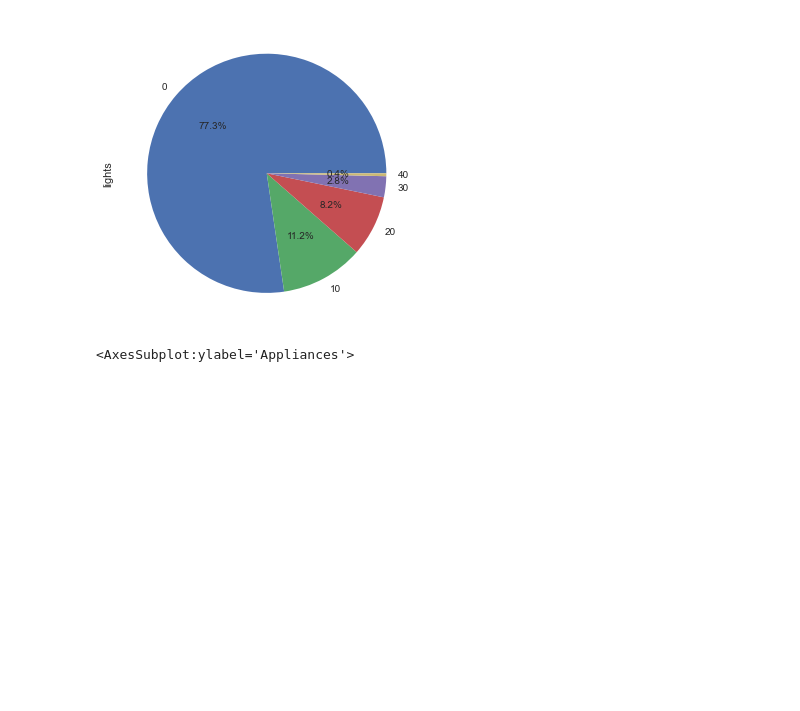
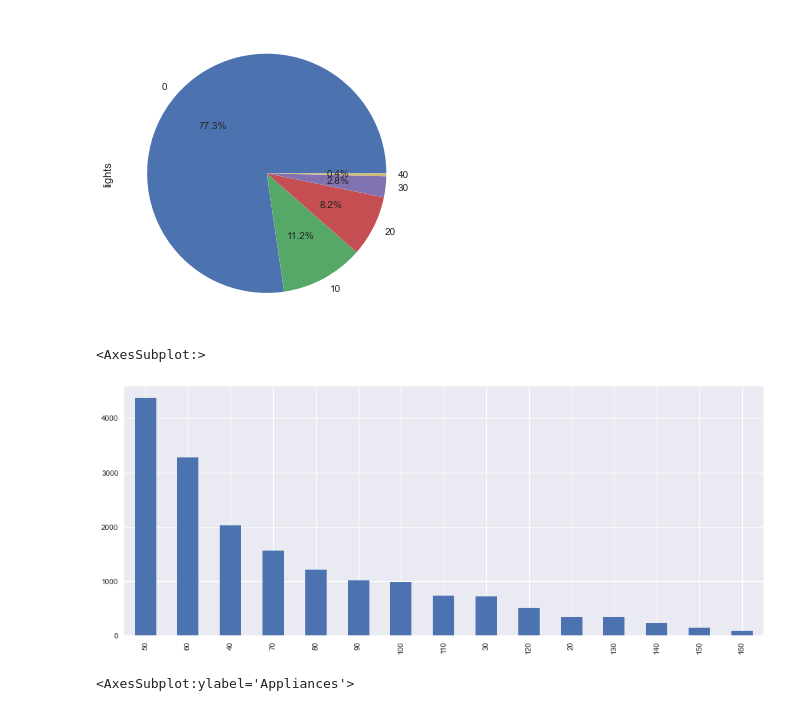
Before and after one commit to abideen-olawuwo/energyconsumption, a Jupyter notebook: Energy Consumption.ipynb, the cells around one changed output. Cells and saved outputs as stored; diff of their text form; code cells hidden in the pictures; blank space fills up the shorter version.

```diff
--- a/Energy Consumption.ipynb
+++ b/Energy Consumption.ipynb
@@ -167,6 +167,12 @@ df['lights'].value_counts()[:5].plot(kind='pie',autopct='%1.1f%%')
 # %% [output]
 <AxesSubplot:ylabel='lights'>
 [figure]
+# %%
+# plotting for top 15 Appliances:
+df['Appliances'].value_counts().head(15).plot(kind = 'bar',figsize =(15,6))
+# %% [output]
+<AxesSubplot:>
+[figure, added]
 # %%
 df['Appliances'].value_counts()[:10].plot(kind='pie',autopct='%1.1f%%')
 # %% [output]
```
Also changed, not shown: parts of 13 cells of this notebook.
